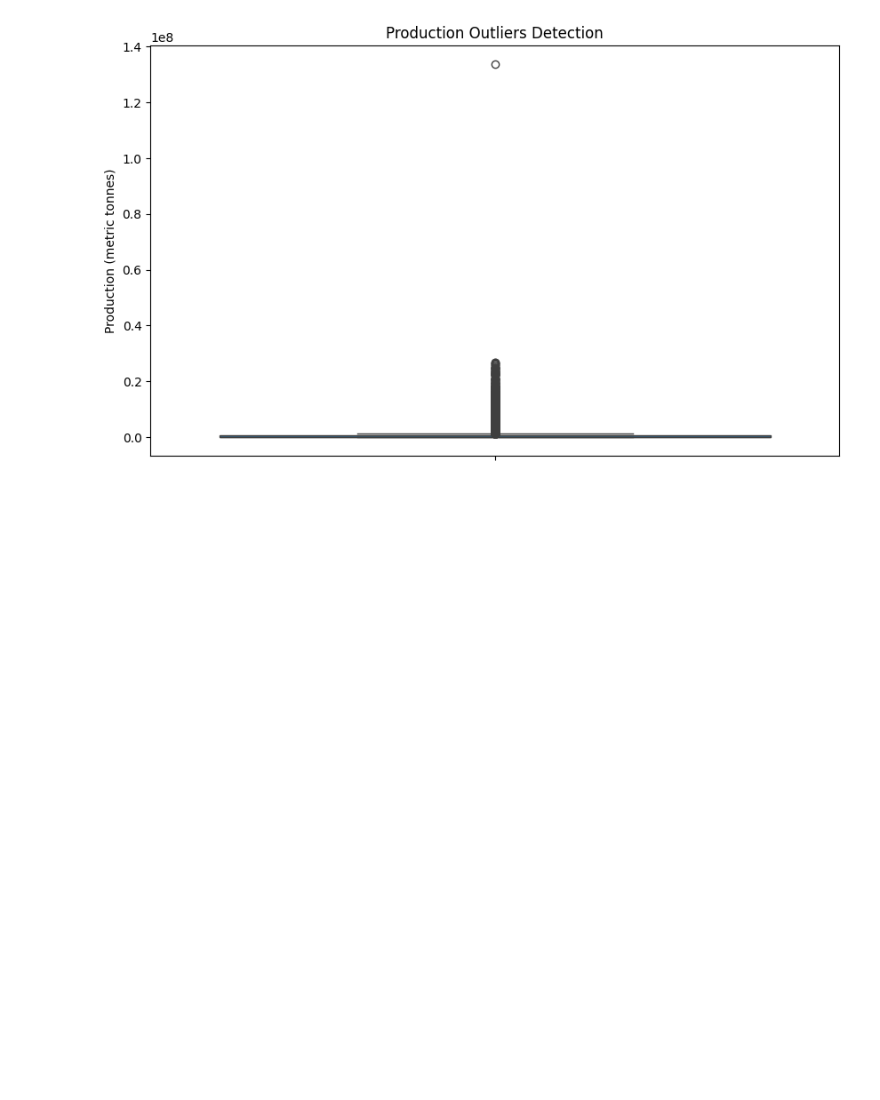
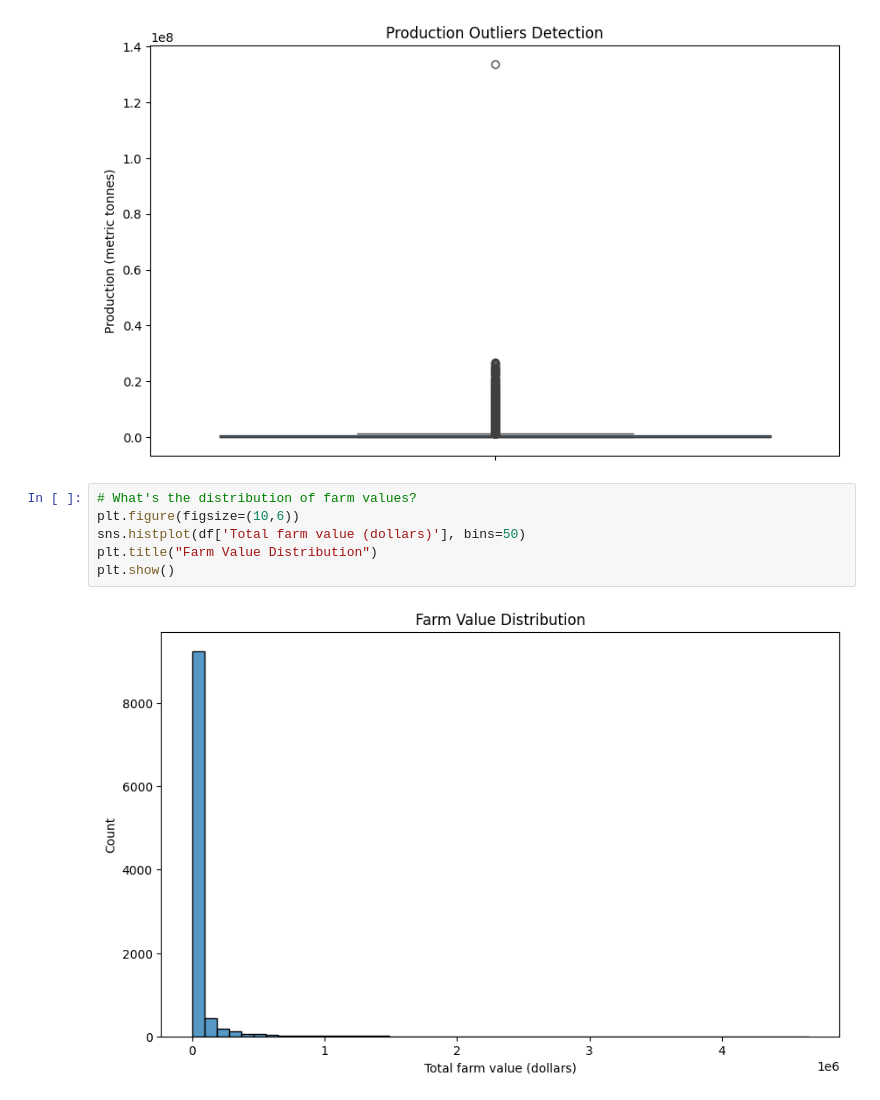
Before and after one commit to arshadziban/Data-Analysis-With-Python, a Jupyter notebook: Farm Produce Analysis_80Years/Farm_Produce_Analysis_80_Years.ipynb, the cells around one changed output. Saved outputs shown, nothing was run; the diff lists cells and outputs as text; blank space fills up the shorter version.

```diff
--- a/Farm Produce Analysis_80Years/Farm_Produce_Analysis_80_Years.ipynb
+++ b/Farm Produce Analysis_80Years/Farm_Produce_Analysis_80_Years.ipynb
@@ -198,3 +198,11 @@ plt.title("Production Outliers Detection")
 plt.show()
 # %% [output]
 [figure]
+# %%
+# What's the distribution of farm values?
+plt.figure(figsize=(10,6))
+sns.histplot(df['Total farm value (dollars)'], bins=50)
+plt.title("Farm Value Distribution")
+plt.show()
+# %% [output]
+[figure, added]
```
